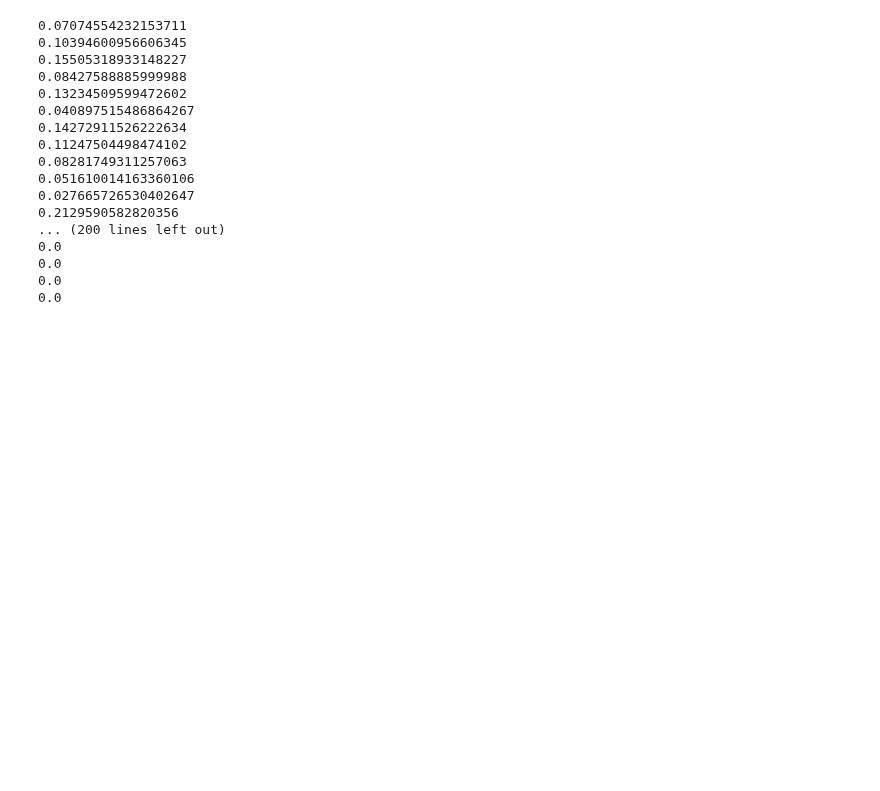
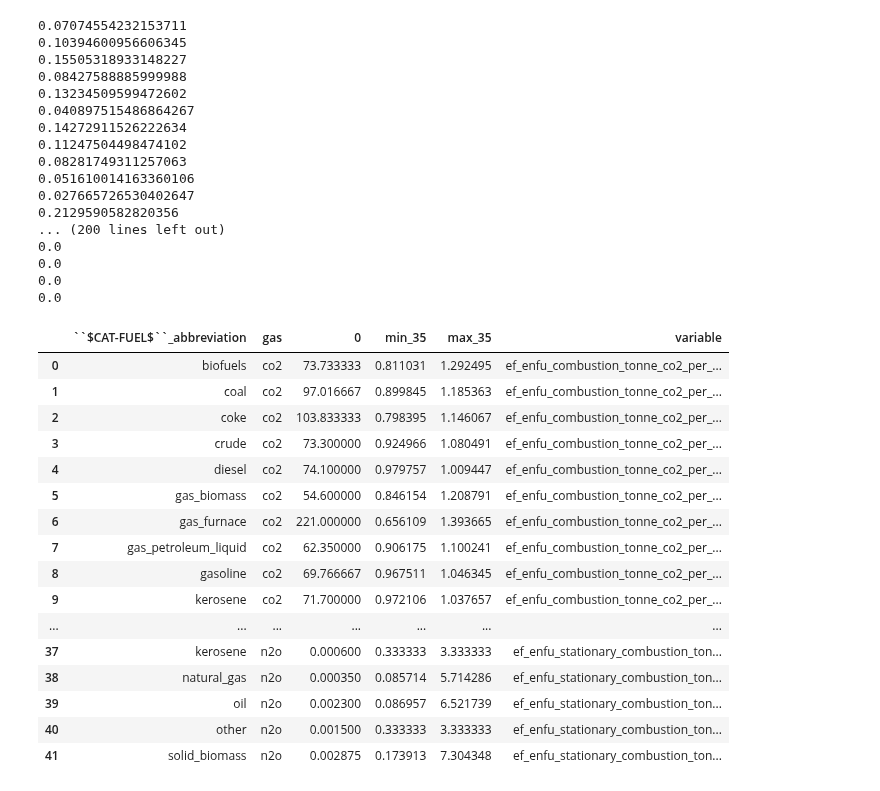
Before and after one commit to jarojasag/lac_decarbonization, a Jupyter notebook: python/build_energy.ipynb, the cells around one changed output. Saved outputs shown, nothing was run; the diff lists cells and outputs as text; code cells hidden in the pictures; blank space fills up the shorter version.

```diff
--- a/python/build_energy.ipynb
+++ b/python/build_energy.ipynb
@@ -2002,3 +2044,23 @@ df_tmp = pd.DataFrame(list(df_chile_filt["parameter"].apply(func)), columns = ["
 df_tmp["variable"] = df_tmp.apply(make_frac_field_tmp, axis = 1)
 df_tmp["0"] = np.array(df_chile_filt["2015"])
 #df_tmp.rename(columns = {"2015": "0"}, inplace = True)
+# %%
+df_out
+# %% [output]
+|  | ``$CAT-FUEL$``_abbreviation | gas | 0 | min_35 | max_35 | variable |
+| 0 | biofuels | co2 | 73.733333 | 0.811031 | 1.292495 | ef_enfu_combustion_tonne_co2_per_... |
+| 1 | coal | co2 | 97.016667 | 0.899845 | 1.185363 | ef_enfu_combustion_tonne_co2_per_... |
+| 2 | coke | co2 | 103.833333 | 0.798395 | 1.146067 | ef_enfu_combustion_tonne_co2_per_... |
+| 3 | crude | co2 | 73.300000 | 0.924966 | 1.080491 | ef_enfu_combustion_tonne_co2_per_... |
+| 4 | diesel | co2 | 74.100000 | 0.979757 | 1.009447 | ef_enfu_combustion_tonne_co2_per_... |
+| 5 | gas_biomass | co2 | 54.600000 | 0.846154 | 1.208791 | ef_enfu_combustion_tonne_co2_per_... |
+| 6 | gas_furnace | co2 | 221.000000 | 0.656109 | 1.393665 | ef_enfu_combustion_tonne_co2_per_... |
+| 7 | gas_petroleum_liquid | co2 | 62.350000 | 0.906175 | 1.100241 | ef_enfu_combustion_tonne_co2_per_... |
+| 8 | gasoline | co2 | 69.766667 | 0.967511 | 1.046345 | ef_enfu_combustion_tonne_co2_per_... |
+| 9 | kerosene | co2 | 71.700000 | 0.972106 | 1.037657 | ef_enfu_combustion_tonne_co2_per_... |
+| ... | ... | ... | ... | ... | ... | ... |
+| 37 | kerosene | n2o | 0.000600 | 0.333333 | 3.333333 | ef_enfu_stationary_combustion_ton... |
+| 38 | natural_gas | n2o | 0.000350 | 0.085714 | 5.714286 | ef_enfu_stationary_combustion_ton... |
+| 39 | oil | n2o | 0.002300 | 0.086957 | 6.521739 | ef_enfu_stationary_combustion_ton... |
+| 40 | other | n2o | 0.001500 | 0.333333 | 3.333333 | ef_enfu_stationary_combustion_ton... |
+| 41 | solid_biomass | n2o | 0.002875 | 0.173913 | 7.304348 | ef_enfu_stationary_combustion_ton... |
```
Also changed, not shown: parts of 4 cells of this notebook, 24 other files.
